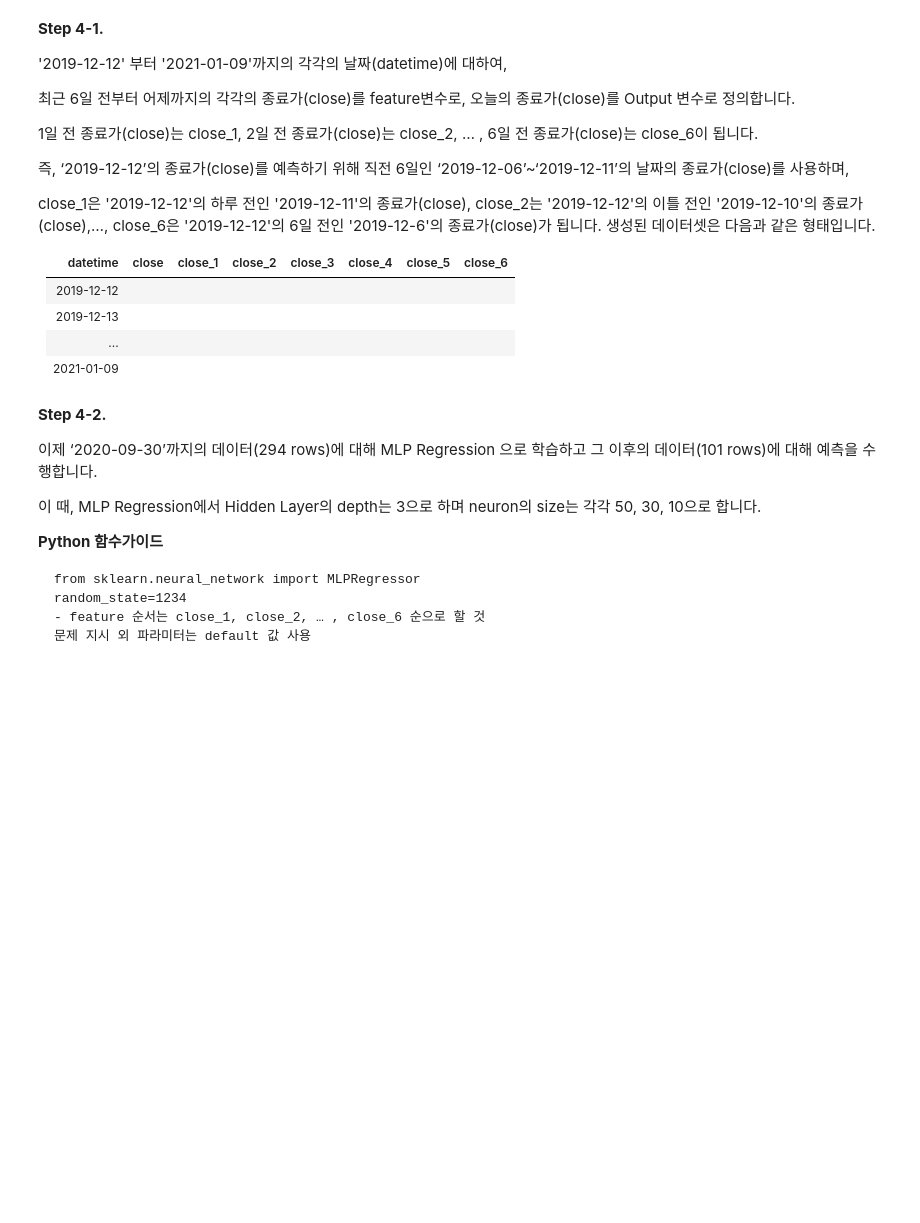
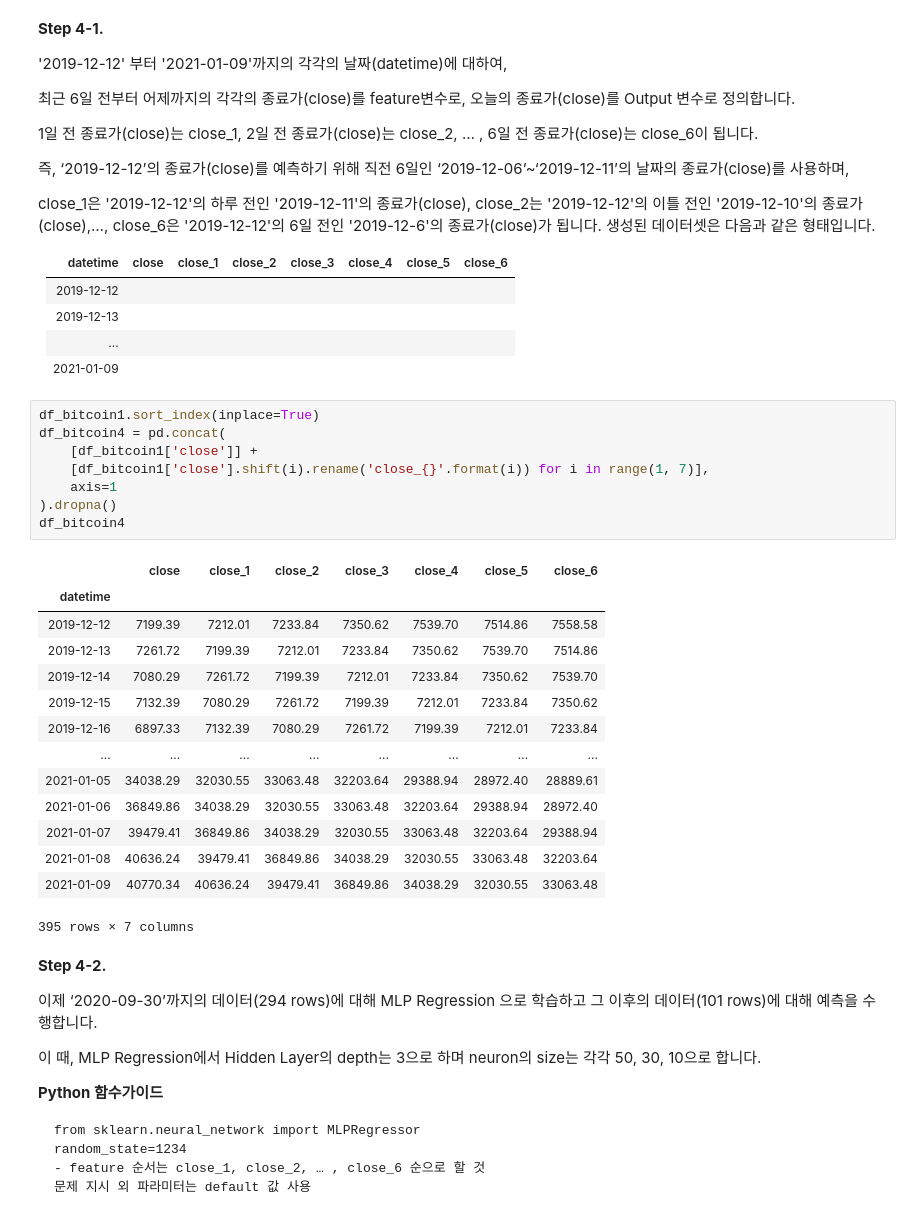
Before and after one commit to sunkusun9/prods_pro, a Jupyter notebook: prof2102_prob1.ipynb, the cells around one changed output. Cells and saved outputs as stored; diff of their text form; blank space fills up the shorter version.

```diff
--- a/prof2102_prob1.ipynb
+++ b/prof2102_prob1.ipynb
@@ -382,6 +380,29 @@ close_1은 '2019-12-12'의 하루 전인 '2019-12-11'의 종료가(close), close
 |2019-12-13| | | | | | | |
 |...| | | | | | | |
 |2021-01-09| | | | | | | |
+# %%
+df_bitcoin1.sort_index(inplace=True)
+df_bitcoin4 = pd.concat(
+    [df_bitcoin1['close']] +
+    [df_bitcoin1['close'].shift(i).rename('close_{}'.format(i)) for i in range(1, 7)],
+    axis=1
+).dropna()
+df_bitcoin4
+# %% [output]
+|  | close | close_1 | close_2 | close_3 | close_4 | close_5 | close_6 |
+| datetime |  |  |  |  |  |  |  |
+| 2019-12-12 | 7199.39 | 7212.01 | 7233.84 | 7350.62 | 7539.70 | 7514.86 | 7558.58 |
+| 2019-12-13 | 7261.72 | 7199.39 | 7212.01 | 7233.84 | 7350.62 | 7539.70 | 7514.86 |
+| 2019-12-14 | 7080.29 | 7261.72 | 7199.39 | 7212.01 | 7233.84 | 7350.62 | 7539.70 |
+| 2019-12-15 | 7132.39 | 7080.29 | 7261.72 | 7199.39 | 7212.01 | 7233.84 | 7350.62 |
+| 2019-12-16 | 6897.33 | 7132.39 | 7080.29 | 7261.72 | 7199.39 | 7212.01 | 7233.84 |
+| ... | ... | ... | ... | ... | ... | ... | ... |
+| 2021-01-05 | 34038.29 | 32030.55 | 33063.48 | 32203.64 | 29388.94 | 28972.40 | 28889.61 |
+| 2021-01-06 | 36849.86 | 34038.29 | 32030.55 | 33063.48 | 32203.64 | 29388.94 | 28972.40 |
+| 2021-01-07 | 39479.41 | 36849.86 | 34038.29 | 32030.55 | 33063.48 | 32203.64 | 29388.94 |
+| 2021-01-08 | 40636.24 | 39479.41 | 36849.86 | 34038.29 | 32030.55 | 33063.48 | 32203.64 |
+| 2021-01-09 | 40770.34 | 40636.24 | 39479.41 | 36849.86 | 34038.29 | 32030.55 | 33063.48 |
+395 rows × 7 columns
 # %% [markdown]
 **Step 4-2.**
 
```
Also changed, not shown: parts of 37 cells of this notebook.
